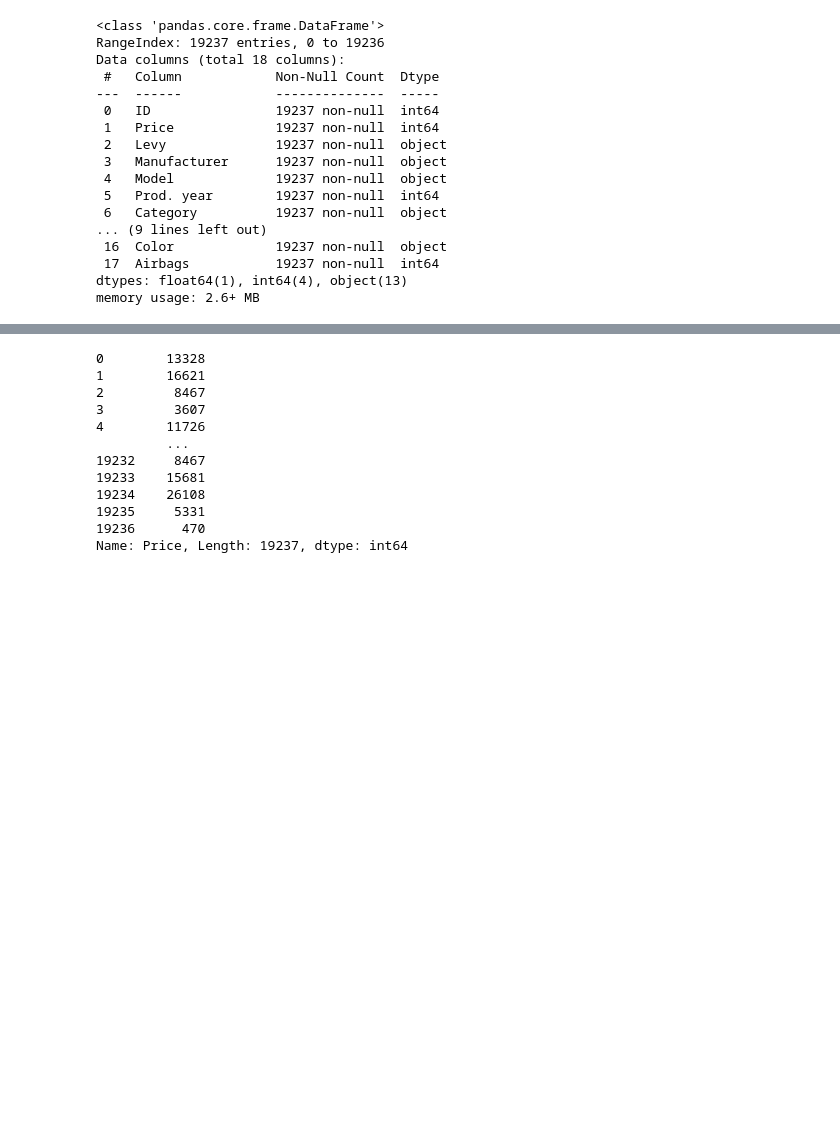
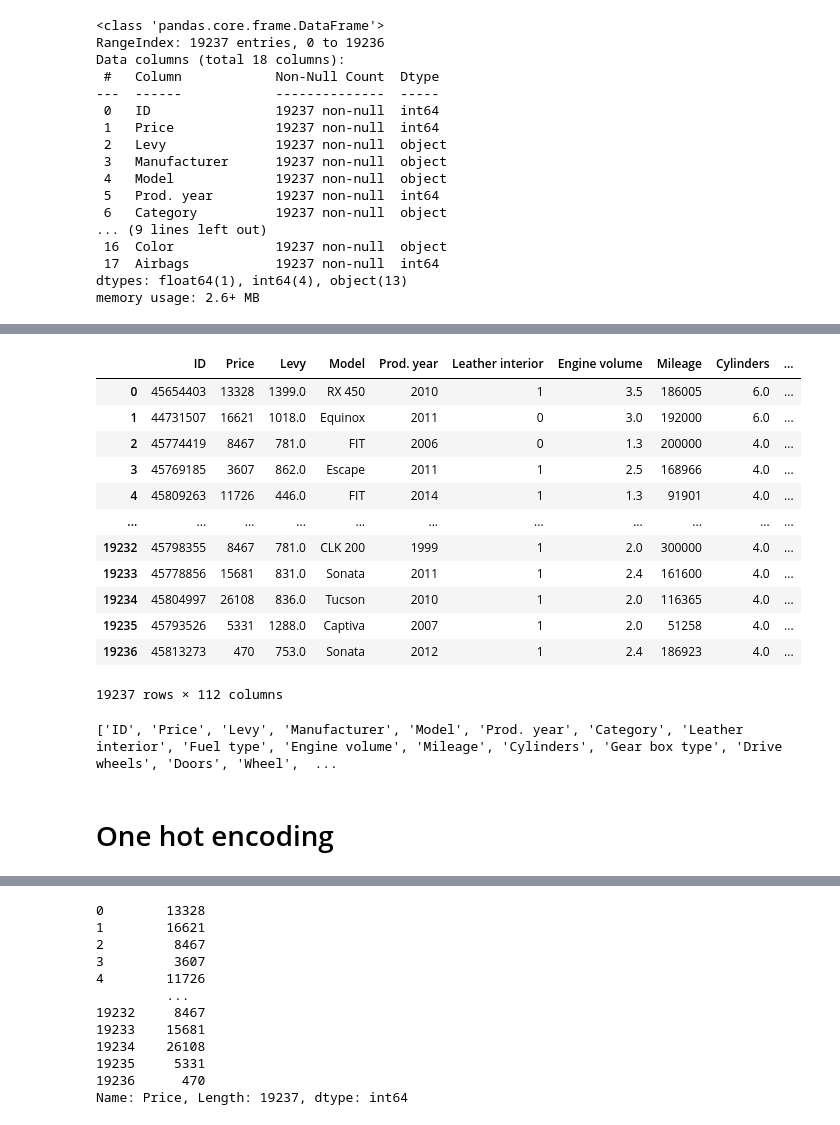
Before and after one commit to tuhinCr7/Linear-Regression, a Jupyter notebook: Linear_regression.ipynb, the cells around one changed output, grey strips where cells are left out. Saved outputs shown, nothing was run; the diff lists cells and outputs as text; code cells hidden in the pictures; blank space fills up the shorter version.

```diff
--- a/Linear_regression.ipynb
+++ b/Linear_regression.ipynb
@@ -69,0 +90,31 @@ df = df.drop(columns=['ID'])
+# %%
+df['Mileage'] = df['Mileage'].str.replace(' km','').astype(int)
+# %%
+df['Engine volume'] = df['Engine volume'].str.replace(' Turbo', '')
+df['Engine volume'] = df['Engine volume'].astype(float)
+# %%
+df['Levy'] = pd.to_numeric(df['Levy'], errors='coerce')
+# %%
+df['Levy'] = df['Levy'].fillna(df['Levy'].median())
+# %%
+df
+# %% [output]
+|  | ID | Price | Levy | Model | Prod. year | Leather interior | Engine volume | Mileage | Cylinders | ... |
+| 0 | 45654403 | 13328 | 1399.0 | RX 450 | 2010 | 1 | 3.5 | 186005 | 6.0 | ... |
+| 1 | 44731507 | 16621 | 1018.0 | Equinox | 2011 | 0 | 3.0 | 192000 | 6.0 | ... |
+| 2 | 45774419 | 8467 | 781.0 | FIT | 2006 | 0 | 1.3 | 200000 | 4.0 | ... |
+| 3 | 45769185 | 3607 | 862.0 | Escape | 2011 | 1 | 2.5 | 168966 | 4.0 | ... |
+| 4 | 45809263 | 11726 | 446.0 | FIT | 2014 | 1 | 1.3 | 91901 | 4.0 | ... |
+| ... | ... | ... | ... | ... | ... | ... | ... | ... | ... | ... |
+| 19232 | 45798355 | 8467 | 781.0 | CLK 200 | 1999 | 1 | 2.0 | 300000 | 4.0 | ... |
+| 19233 | 45778856 | 15681 | 831.0 | Sonata | 2011 | 1 | 2.4 | 161600 | 4.0 | ... |
+| 19234 | 45804997 | 26108 | 836.0 | Tucson | 2010 | 1 | 2.0 | 116365 | 4.0 | ... |
+| 19235 | 45793526 | 5331 | 1288.0 | Captiva | 2007 | 1 | 2.0 | 51258 | 4.0 | ... |
+| 19236 | 45813273 | 470 | 753.0 | Sonata | 2012 | 1 | 2.4 | 186923 | 4.0 | ... |
+19237 rows × 112 columns
+# %%
+print(df.columns.tolist())
+# %% [output]
+['ID', 'Price', 'Levy', 'Manufacturer', 'Model', 'Prod. year', 'Category', 'Leather interior', 'Fuel type', 'Engine volume', 'Mileage', 'Cylinders', 'Gear box type', 'Drive wheels', 'Doors', 'Wheel',  ...
+# %% [markdown]
+# One hot encoding
```
Also changed, not shown: parts of 28 cells of this notebook.
